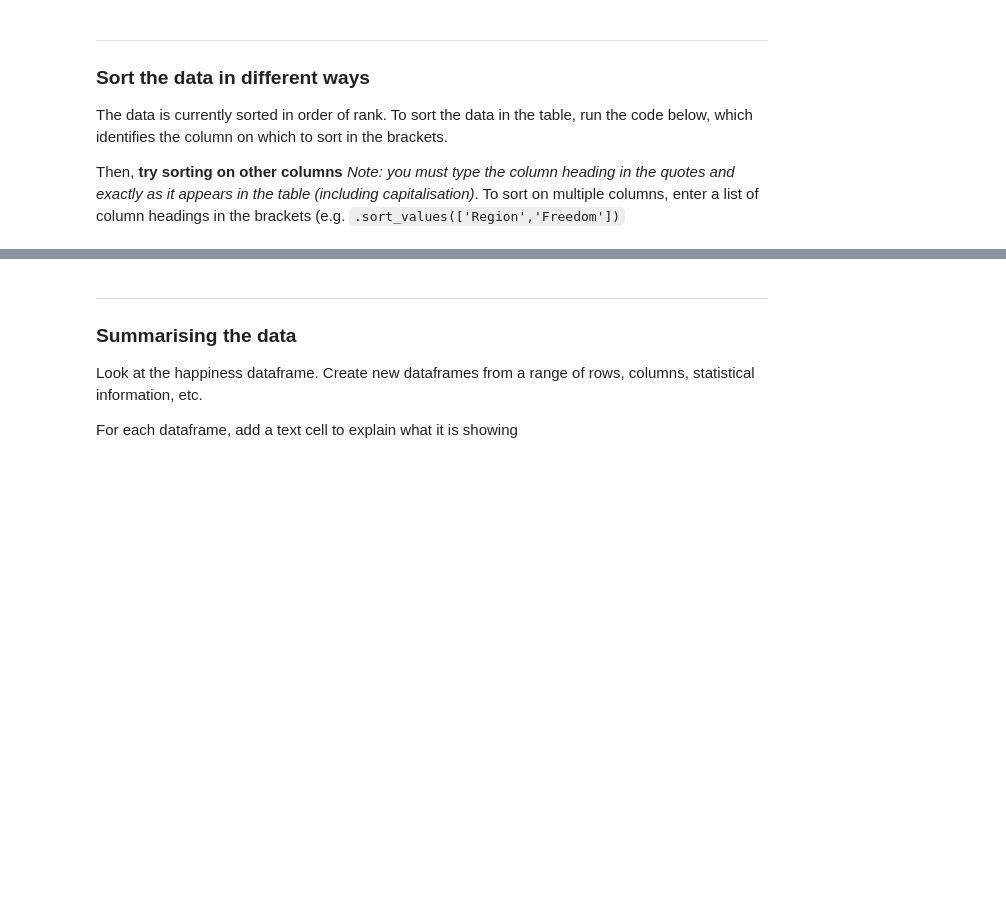
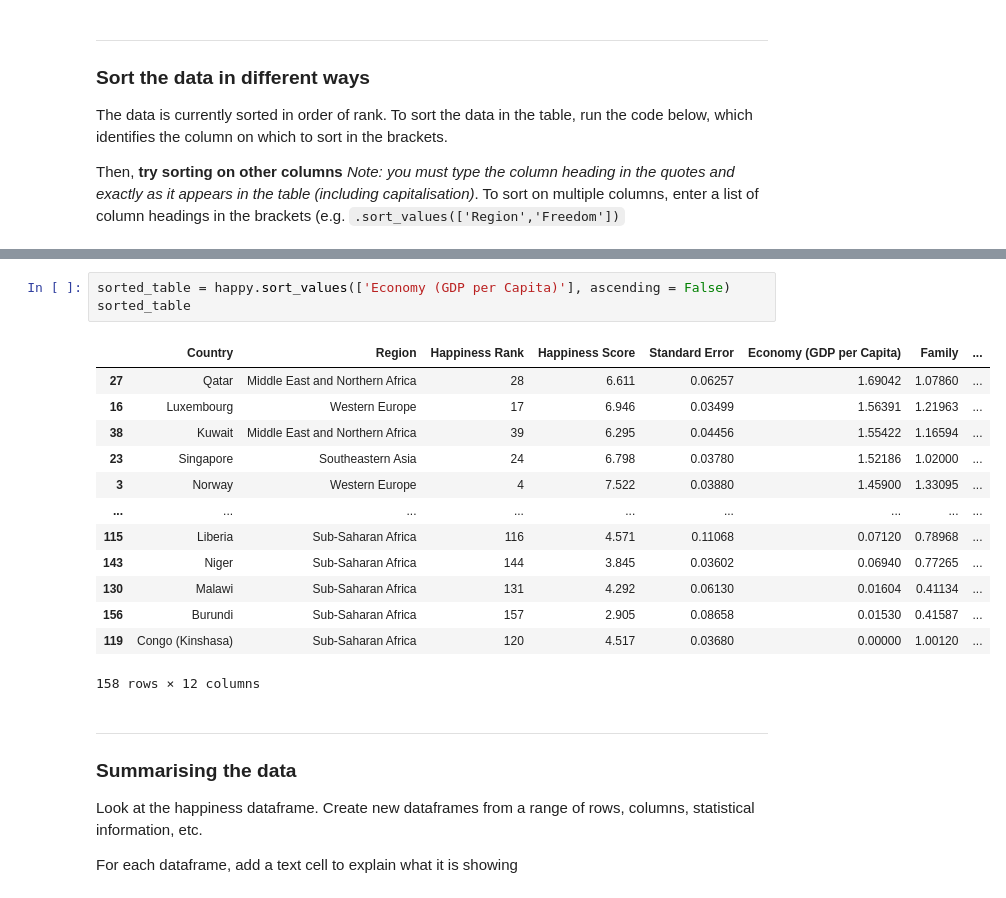
Before and after one commit to Jojomaque/DataScience, a Jupyter notebook: JojoHow_happy_is_the_world.ipynb, the cells around one changed output, grey strips where cells are left out. Saved outputs shown, nothing was run; the diff lists cells and outputs as text; blank space fills up the shorter version.

```diff
--- a/JojoHow_happy_is_the_world.ipynb
+++ b/JojoHow_happy_is_the_world.ipynb
@@ -126,6 +126,23 @@ sorted_table
 | 156 | Burundi | Sub-Saharan Africa | 157 | 2.905 | 0.08658 | 0.01530 | 0.41587 | ... |
 | 157 | Togo | Sub-Saharan Africa | 158 | 2.839 | 0.06727 | 0.20868 | 0.13995 | ... |
 158 rows × 12 columns
+# %%
+sorted_table = happy.sort_values(['Economy (GDP per Capita)'], ascending = False)
+sorted_table
+# %% [output]
+|  | Country | Region | Happiness Rank | Happiness Score | Standard Error | Economy (GDP per Capita) | Family | ... |
+| 27 | Qatar | Middle East and Northern Africa | 28 | 6.611 | 0.06257 | 1.69042 | 1.07860 | ... |
+| 16 | Luxembourg | Western Europe | 17 | 6.946 | 0.03499 | 1.56391 | 1.21963 | ... |
+| 38 | Kuwait | Middle East and Northern Africa | 39 | 6.295 | 0.04456 | 1.55422 | 1.16594 | ... |
+| 23 | Singapore | Southeastern Asia | 24 | 6.798 | 0.03780 | 1.52186 | 1.02000 | ... |
+| 3 | Norway | Western Europe | 4 | 7.522 | 0.03880 | 1.45900 | 1.33095 | ... |
+| ... | ... | ... | ... | ... | ... | ... | ... | ... |
+| 115 | Liberia | Sub-Saharan Africa | 116 | 4.571 | 0.11068 | 0.07120 | 0.78968 | ... |
+| 143 | Niger | Sub-Saharan Africa | 144 | 3.845 | 0.03602 | 0.06940 | 0.77265 | ... |
+| 130 | Malawi | Sub-Saharan Africa | 131 | 4.292 | 0.06130 | 0.01604 | 0.41134 | ... |
+| 156 | Burundi | Sub-Saharan Africa | 157 | 2.905 | 0.08658 | 0.01530 | 0.41587 | ... |
+| 119 | Congo (Kinshasa) | Sub-Saharan Africa | 120 | 4.517 | 0.03680 | 0.00000 | 1.00120 | ... |
+158 rows × 12 columns
 # %% [markdown]
 ---
 ### Summarising the data
```
Also changed, not shown: parts of 1 cell of this notebook.
